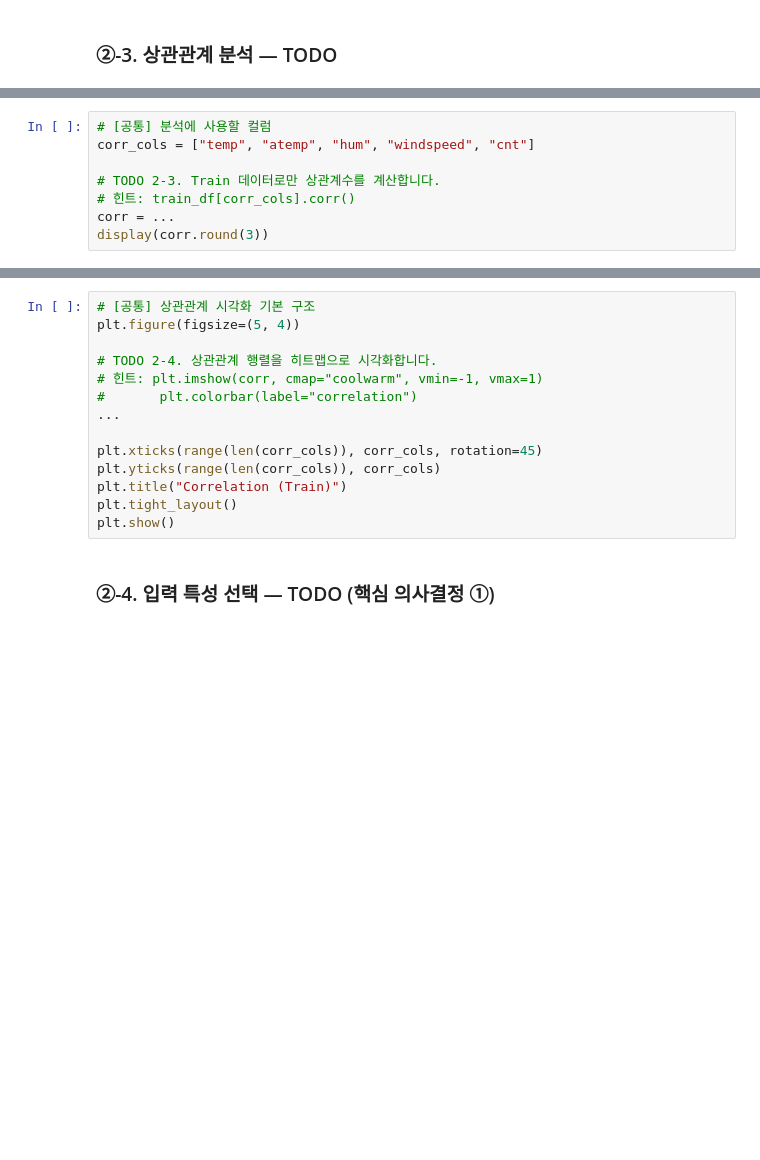
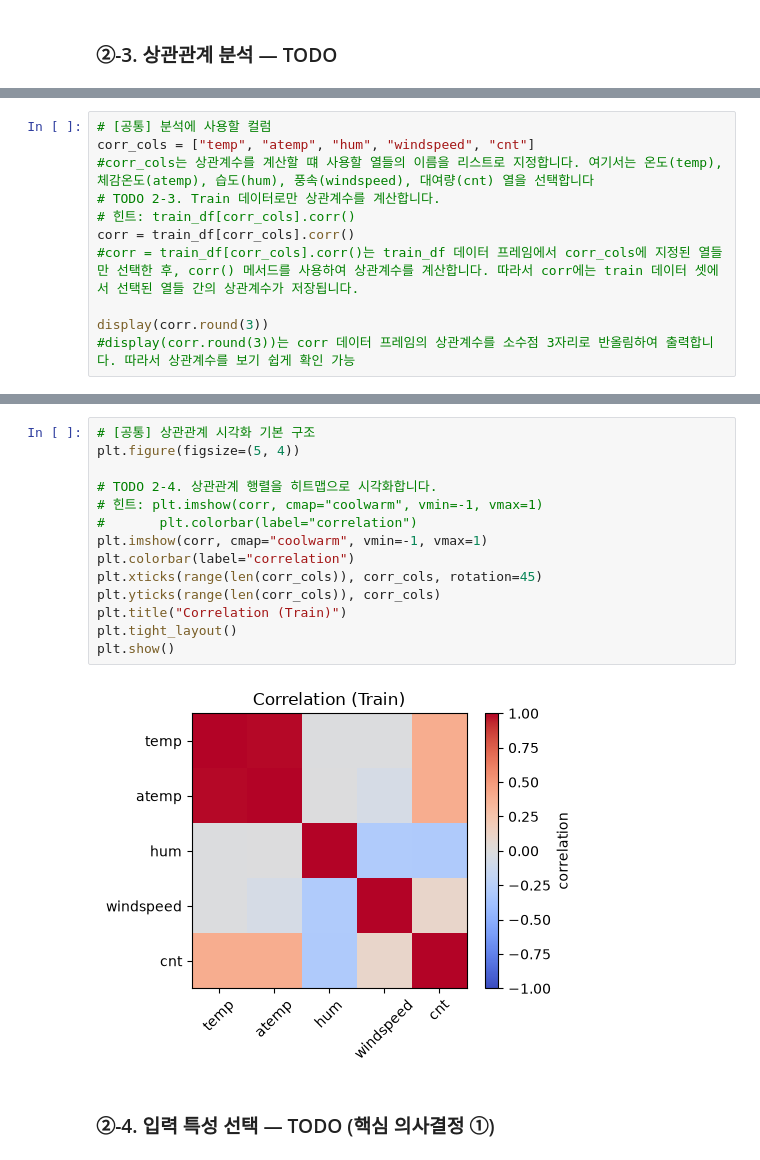
Before and after one commit to djdjwoqve-boop/ai-mini-projects, a Jupyter notebook: mini-project-01/code/01_regression_bike_demand.ipynb, the cells around one changed output, grey strips where cells are left out. Drawn from its saved outputs; the diff is of its cells as text; blank space fills up the shorter version.

```diff
--- a/mini-project-01/code/01_regression_bike_demand.ipynb
+++ b/mini-project-01/code/01_regression_bike_demand.ipynb
@@ -231,8 +245,11 @@ print("데이터 관계 확인:", same)
 # %%
 # [공통] 분석에 사용할 컬럼
 corr_cols = ["temp", "atemp", "hum", "windspeed", "cnt"]
-
+#corr_cols는 상관계수를 계산할 떄 사용할 열들의 이름을 리스트로 지정합니다. 여기서는 온도(temp), 체감온도(atemp), 습도(hum), 풍속(windspeed), 대여량(cnt) 열을 선택합니다
 # TODO 2-3. Train 데이터로만 상관계수를 계산합니다.
 # 힌트: train_df[corr_cols].corr()
-corr = ...
+corr = train_df[corr_cols].corr()
+#corr = train_df[corr_cols].corr()는 train_df 데이터 프레임에서 corr_cols에 지정된 열들만 선택한 후, corr() 메서드를 사용하여 상관계수를 계산합니다. 따라서 corr에는 train 데이터 셋에서 선택된 열들 간의 상관계수가 저장됩니다.
+
 display(corr.round(3))
+#display(corr.round(3))는 corr 데이터 프레임의 상관계수를 소수점 3자리로 반올림하여 출력합니다. 따라서 상관계수를 보기 쉽게 확인 가능
@@ -239,16 +263,18 @@ display(corr.round(3))
 # %%
 # [공통] 상관관계 시각화 기본 구조
 plt.figure(figsize=(5, 4))
 
 # TODO 2-4. 상관관계 행렬을 히트맵으로 시각화합니다.
 # 힌트: plt.imshow(corr, cmap="coolwarm", vmin=-1, vmax=1)
 #       plt.colorbar(label="correlation")
-...
-
+plt.imshow(corr, cmap="coolwarm", vmin=-1, vmax=1)
+plt.colorbar(label="correlation")
 plt.xticks(range(len(corr_cols)), corr_cols, rotation=45)
 plt.yticks(range(len(corr_cols)), corr_cols)
 plt.title("Correlation (Train)")
 plt.tight_layout()
 plt.show()
+# %% [output]
+[figure, added]
 # %% [markdown]
 ### ②-4. 입력 특성 선택 — TODO (핵심 의사결정 ①)
```
Also changed, not shown: parts of 13 cells of this notebook.
